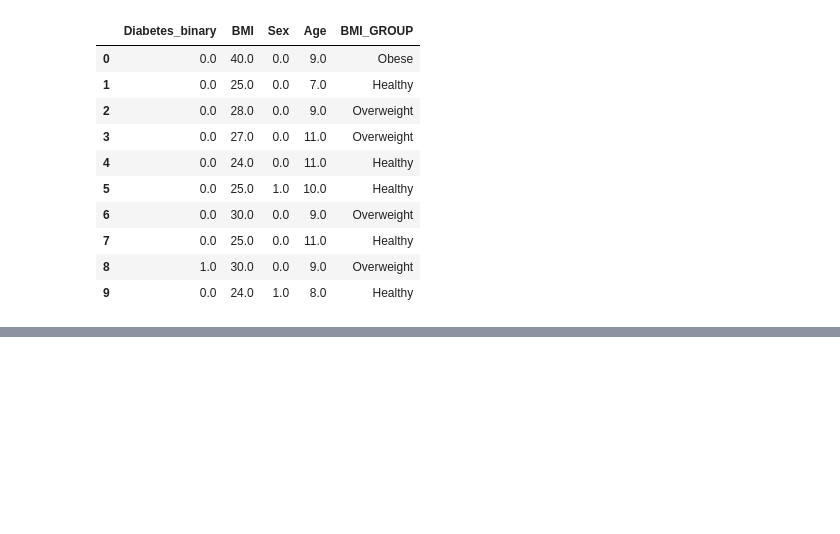
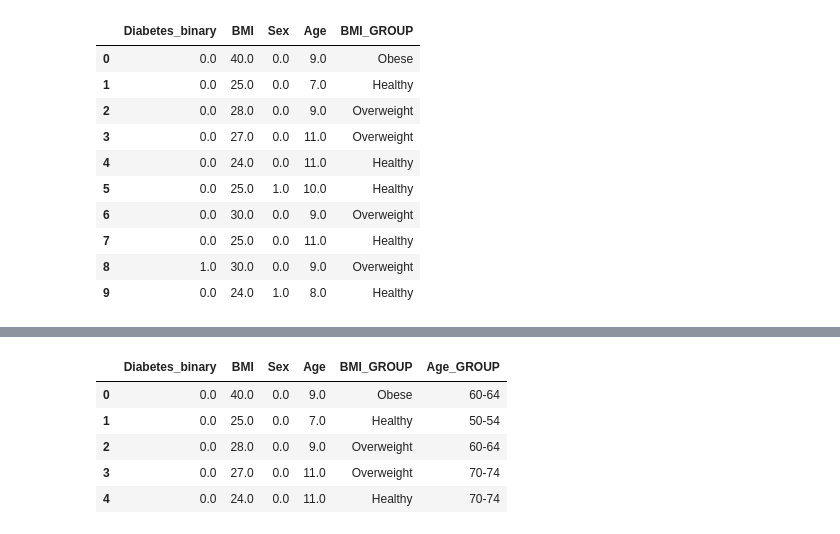
Before and after one commit to michaelz-id/project_1, a Jupyter notebook: Project1_testfile.ipynb, the cells around one changed output, grey strips where cells are left out. Saved outputs shown, nothing was run; the diff lists cells and outputs as text; code cells hidden in the pictures; blank space fills up the shorter version.

```diff
--- a/Project1_testfile.ipynb
+++ b/Project1_testfile.ipynb
@@ -121,0 +139,12 @@ See the caveats in the documentation: https://pandas.pydata.org/pandas-docs/stab
+# %%
+#set bmi_group as index
+# df_bmi = df2.set_index("BMI_GROUP")
+df_bmi = df2.reindex()
+df_bmi.head()
+# %% [output]
+|  | Diabetes_binary | BMI | Sex | Age | BMI_GROUP | Age_GROUP |
+| 0 | 0.0 | 40.0 | 0.0 | 9.0 | Obese | 60-64 |
+| 1 | 0.0 | 25.0 | 0.0 | 7.0 | Healthy | 50-54 |
+| 2 | 0.0 | 28.0 | 0.0 | 9.0 | Overweight | 60-64 |
+| 3 | 0.0 | 27.0 | 0.0 | 11.0 | Overweight | 70-74 |
+| 4 | 0.0 | 24.0 | 0.0 | 11.0 | Healthy | 70-74 |
```
Also changed, not shown: parts of 9 cells of this notebook.
